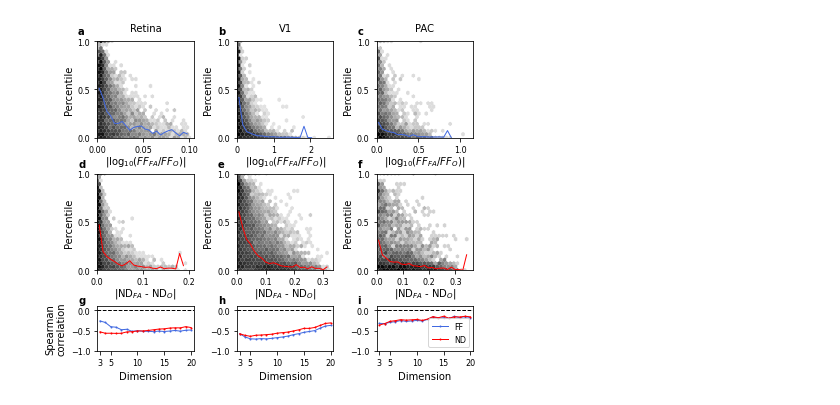
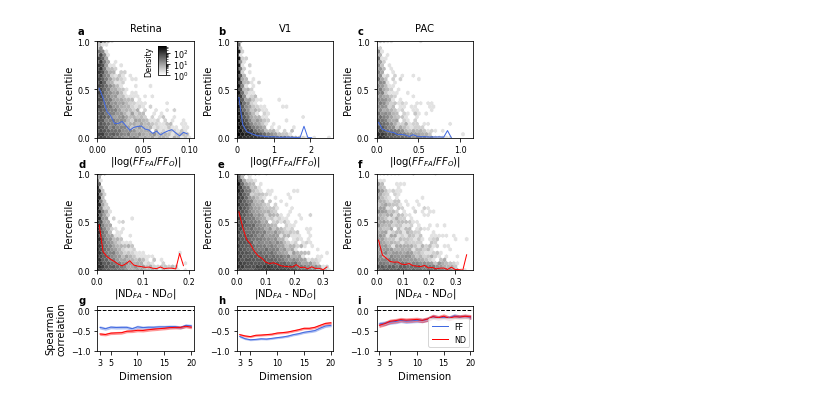
Before and after one commit to BouchardLab/noise_correlations, a Jupyter notebook: figures/figure4.ipynb, the cells around one changed output. Cells and saved outputs as stored; diff of their text form; code cells hidden in the pictures.

```diff
--- a/figures/figure4.ipynb
+++ b/figures/figure4.ipynb
@@ -34,10 +34,15 @@ n_max_units = pvc11_1['units'].shape[2]
 dims = 3 + np.arange(n_max_units - 2)
 n_results = len(results)
 # %%
+keep = [0, 1, 4]
 with open(os.path.join(base_path, f'exp{exp}_ffs.pkl'), 'rb') as f:
-    opt_r_ffs, opt_fa_ffs, obs_ffs = pickle.load(f)
+    opt_fa_ffs, obs_ffs = pickle.load(f)
+opt_fa_ffs = [opt_fa_ffs[ii] for ii in keep]
+obs_ffs = [obs_ffs[ii] for ii in keep]
 
 with open(os.path.join(base_path, f'exp{exp}_cdfs.pkl'), 'rb') as f:
-    all_null_equiv_cdfs, all_opt_fa_equiv_cdfs, all_opt_equiv_cdfs = pickle.load(f)
+    all_opt_fa_cdfs, all_obs_equiv_cdfs = pickle.load(f)
+all_opt_fa_cdfs = [all_opt_fa_cdfs[ii] for ii in keep]
+all_obs_equiv_cdfs = [all_obs_equiv_cdfs[ii] for ii in keep]
 # %%
 # Calculate correlations between max CDFs and percentiles
@@ -100,6 +105,10 @@ axes = np.empty((3, 3), dtype=object)
 axes[0] = [fig.add_axes([le + ii*(w + hg), be + sh + 2*vg + h, w, h]) for ii in range(3)]
 axes[1] = [fig.add_axes([le + ii*(w + hg), be + sh + vg, w, h]) for ii in range(3)]
 axes[2] = [fig.add_axes([le + ii*(w + hg), be, w, sh]) for ii in range(3)]
+
+cw, ch = .02, .08
+dw, dh = .625*w, .65*h
+caxes = fig.add_axes([le + dw, be + sh + 2*vg + h + dh, cw, ch])
 # caxes[:] = [fig.add_axes([le + ii*(w + hg) + .7*w, be + rh + vg+.03, .01, h/3.5])
 #             for ii in range(3)]
 
@@ -127,51 +136,72 @@ for idx, result in enumerate(results):
     # Hexbin comparing FFs to FA null model
     percentiles = result['p_fa_lfi'][dim_idx]
     x = abs(log_opt_fa_ffs - log_obs_ffs)
-    axes[0, idx].hexbin(
+    im = axes[0, idx].hexbin(
         x,
         percentiles,
         gridsize=gridsize,
         cmap='gray_r',
         extent=extents_ff[idx],
         linewidths=hex_lw,
-        bins='log')
+        bins='log',
+        vmin=1,
+        vmax=436)
+    print('clim: ', im.get_clim())
+    if idx == 0:
+        fig.colorbar(im, cax=caxes)
     bins = np.linspace(extents_ff[idx][0], extents_ff[idx][1], gridsize)
     stat, _, _ = binned_statistic(x, percentiles, statistic='median', bins=bins)
+    print('binned med ff: ', stat)
     axes[0, idx].plot(bins[:-1] + np.diff(bins) / 2., stat, c='royalblue', lw=1)
 
         # Calculate relevant quantities
     x =  abs(max_opt_fa_cdfs[idx] - max_null_cdfs[idx])
     #x =  max_opt_fa_cdfs[idx]
     #x =  max_null_cdfs[idx]
-    print(np.min(x), np.max(x))
-    axes[1, idx].hexbin(
+    im = axes[1, idx].hexbin(
         x,
         percentiles,
         gridsize=gridsize,
         cmap='gray_r',
         extent=extents_nd[idx],
         linewidths=hex_lw,
-        bins='log')
+        bins='log',
+        vmin=1,
+        vmax=436)
+    print('clim: ', im.get_clim())
     bins = np.linspace(extents_nd[idx][0], extents_nd[idx][1], gridsize)
     stat, _, _ = binned_statistic(x, percentiles, statistic='median', bins=bins)
+    print('binned med nd: ', stat)
     axes[1, idx].plot(bins[:-1] + np.diff(bins) / 2., stat, c='red', lw=1)
 
     # Bottom row
     axes[2, idx].plot(
         dims,
-        fa_ff_corrs[idx],
+        fa_ff_corrs[idx, :, 1],
         color='royalblue',
-        marker='.',
         lw=lw,
         markersize=2, label='FF')
+    axes[2, idx].fill_between(
+        dims,
+        fa_ff_corrs[idx, :, 0],
+        fa_ff_corrs[idx, :, 2],
+        alpha=fill_alpha,
+        color='royalblue')
     axes[2, idx].plot(
         dims,
-        fa_nd_corrs[idx],
+        fa_nd_corrs[idx, :, 1],
         color='r',
-        marker='.',
         lw=lw,
         markersize=2, label='ND')
-    print(ttest_1samp(fa_ff_corrs[idx], 0.), ttest_1samp(fa_nd_corrs[idx], 0.))
+    axes[2, idx].fill_between(
+        dims,
+        fa_nd_corrs[idx, :, 0],
+        fa_nd_corrs[idx, :, 2],
+        alpha=fill_alpha,
+        color='r')
+    print('p ff: ', ttest_1samp(fa_ff_corrs[idx], 0.))
+    print('p nd: ', ttest_1samp(fa_nd_corrs[idx], 0.))
+    print()
 
 
 for ax in axes[:2].ravel():
@@ -182,7 +212,7 @@ for ax in axes[:2].ravel():
 
 # Top row settings
 for ax in axes[0]:
-    ax.set_xlabel(r'$|\log_{10}(FF_{FA}/FF_O)|$', fontsize=ax_label_size, labelpad=0)
+    ax.set_xlabel(r'$|\log(FF_{FA}/FF_O)|$', fontsize=ax_label_size, labelpad=0)
 
 # Top row settings
 for ax in axes[1]:
@@ -194,7 +224,7 @@ axes[0, 1].set_title(r'V1', fontsize=ax_label_size, pad=title_pad)
 axes[0, 2].set_title(r'PAC', fontsize=ax_label_size, pad=title_pad)
 
 for ax in axes[2]:
-    ax.set_xlim([2.5, max(dims) + 0.5])
+    ax.set_xlim([2.5, 20.5])
     ax.set_ylim([-1, 0.1])
     ax.set_xticks([3, 5, 10, 15, 20])
     ax.set_yticks([-1, -0.5, 0])
@@ -214,8 +244,9 @@ for ii in range(3):
         c += 1
 for ax in axes.ravel():
     ax.tick_params(labelsize=tick_label_size)
-# for ax in caxes:
-#     ax.tick_params(labelsize=tick_label_size)
+caxes.tick_params(labelsize=tick_label_size)
+caxes.set_ylabel('Density', size=tick_label_size)
+caxes.yaxis.set_label_position('left')
 
 plt.savefig('figure4.pdf', dpi=300)
 plt.savefig('figure4.jpg', dpi=300)
@@ -230 +272 @@ Ttest_1sampResult(statistic=-17.368285249250032, pvalue=2.9615587821829257e-12)
-[figure, old version]
+[figure, new version]
```
Also changed, not shown: parts of 3 cells of this notebook, 8 other files.
